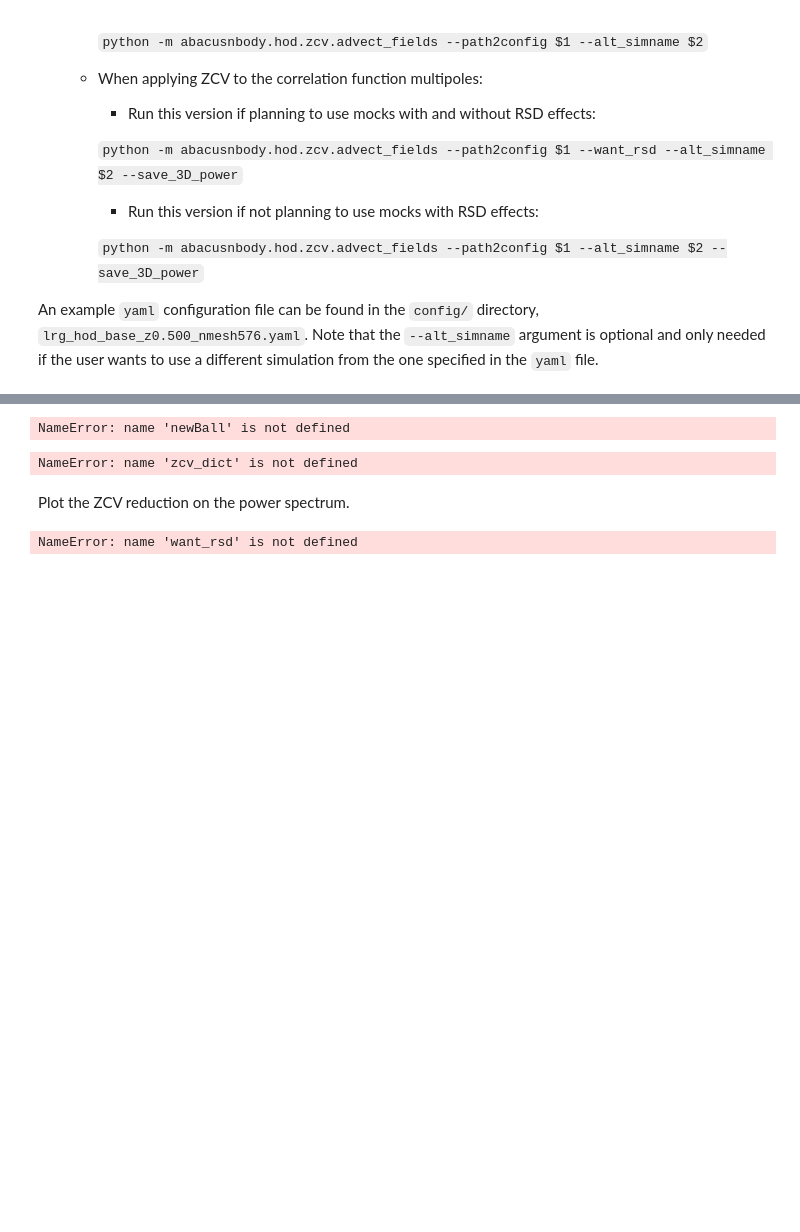
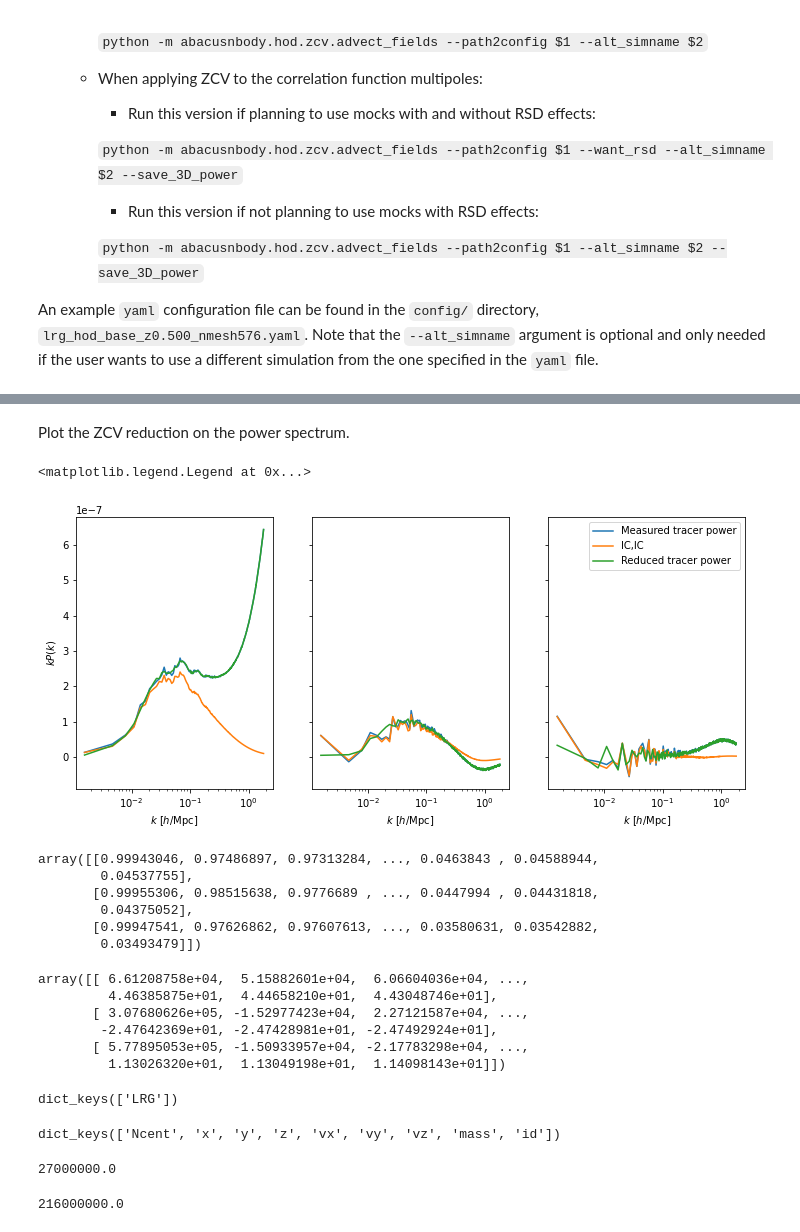
Before and after one commit to abacusorg/abacusutils, a Jupyter notebook: docs/tutorials/analysis/zcv.ipynb, the cells around one changed output, grey strips where cells are left out. Saved outputs shown, nothing was run; the diff lists cells and outputs as text; code cells hidden in the pictures; blank space fills up the shorter version.

```diff
--- a/docs/tutorials/analysis/zcv.ipynb
+++ b/docs/tutorials/analysis/zcv.ipynb
@@ -46,9 +44,9 @@ ModuleNotFoundError: No module named 'yaml'
 # %%
 # Whether to use the last computed tracer power spectra (saves time)
-load_presaved = False
+load_presaved = True
 # %%
 # Load the config file and parse in relevant parameters
-path2config = "config/lrg_hod_base_z0.500_nmesh576.yaml"
+path2config = "config/lrg_hod_base_z0.500_nmesh1152.yaml"
 
 # Read the parameters from the yaml file
 config = yaml.safe_load(open(path2config))
@@ -75,0 +88,8 @@ NameError: name 'AbacusHOD' is not defined
+# %%
+# Run zcv on the correlation function multipoles
+zcv_dict_xi = newBall.apply_zcv_xi(mock_dict, config, load_presaved=load_presaved)
+print(zcv_dict_xi.keys())
+for key in zcv_dict_xi.keys():
+    if "Xi" in key:
+        print(key, zcv_dict_xi[key])
+        print("-----------------")
@@ -76,9 +131,9 @@ NameError: name 'AbacusHOD' is not defined
 # %%
-# Run zcv on the correlation function multipoles
-zcv_dict = newBall.apply_zcv_xi(mock_dict, config, load_presaved=load_presaved)
+# Run zcv on the power spectrum multipoles
+zcv_dict = newBall.apply_zcv(mock_dict, config, load_presaved=load_presaved)
 print(zcv_dict.keys())
 for key in zcv_dict.keys():
-    if "ell" in key:
+    if "Pk" in key:
         print(key, zcv_dict[key])
         print("-----------------")
 # %% [output]
@@ -86,13 +157,3 @@ NameError: name 'newBall' is not defined
-# %%
-# Run zcv on the power spectrum multipoles
-zcv_dict = newBall.apply_zcv(mock_dict, config, load_presaved=load_presaved)
-print(zcv_dict.keys())
-for key in zcv_dict.keys():
-    if "ell" in key:
-        print(key, zcv_dict[key])
-        print("-----------------")
-# %% [output]
-NameError: name 'newBall' is not defined
 # %%
 # Parse the output from the ZCV-reduced power spectrum measurements
 k_binc = zcv_dict['k_binc']
@@ -102,8 +163,6 @@ pk_zz = zcv_dict['Pk_ZD_ZD_ell']
 pk_zn = zcv_dict['Pk_tr_ZD_ell']
 r_zt = zcv_dict['rho_tr_ZD']
 pk_zenbu = zcv_dict['Pk_ZD_ZD_ell_ZeNBu']
-# %% [output]
-NameError: name 'zcv_dict' is not defined
 # %% [markdown]
 Plot the ZCV reduction on the power spectrum.
 # %%
@@ -113,32 +172,69 @@ if want_rsd:
     n_ell = 3
 else:
     figsize = (6, 5)
     n_ell = 1
 f, ax = plt.subplots(1, n_ell, sharex=True, sharey=True, figsize=figsize)
 if not want_rsd:
     ax = [ax]
 
 # Loop over all multipoles
 for ell in range(n_ell):
 
     if want_rsd:
         pk_zz_ell = pk_zz[ell, :].flatten()
         pk_zenbu_ell = pk_zenbu[ell, :].flatten()
         pk_tt_poles_ell = pk_tt_poles[0, ell, :]
         pk_nn_betasmooth_ell = pk_nn_betasmooth[ell, :]
     else:
         pk_zz_ell = pk_zz.flatten()
         pk_zenbu_ell = pk_zenbu.flatten()
         pk_tt_poles_ell = pk_tt_poles.flatten()
         pk_nn_betasmooth_ell = pk_nn_betasmooth.flatten()
 
     ax[ell].plot(k_binc, k_binc * pk_tt_poles_ell, label='Measured tracer power')
+    ax[ell].plot(k_binc, k_binc * pk_zz_ell, label='IC,IC')
     ax[ell].plot(k_binc, k_binc * pk_nn_betasmooth_ell, label='Reduced tracer power')
-    ax[ell].plot(k_binc, k_binc * pk_zenbu_ell, label='ZeNBu fitted power')
+    #ax[ell].plot(k_binc, k_binc * pk_zenbu_ell, label='ZeNBu fitted power')
 
     if ell == 0:
         ax[ell].set_ylabel(r"$k P(k)$")
     ax[ell].set_xlabel(r"$k \ [h/{\rm Mpc}]$")
+plt.xscale('log')
 plt.legend()
 # %% [output]
-NameError: name 'want_rsd' is not defined
+<matplotlib.legend.Legend at 0x...>
+[figure, added]
+# %%
+zcv_dict['rho_tr_ZD']
+# %% [output]
+array([[0.99943046, 0.97486897, 0.97313284, ..., 0.0463843 , 0.04588944,
+        0.04537755],
+       [0.99955306, 0.98515638, 0.9776689 , ..., 0.0447994 , 0.04431818,
+        0.04375052],
+       [0.99947541, 0.97626862, 0.97607613, ..., 0.03580631, 0.03542882,
+        0.03493479]])
+# %%
+pk_zz
+# %% [output]
+array([[ 6.61208758e+04,  5.15882601e+04,  6.06604036e+04, ...,
+         4.46385875e+01,  4.44658210e+01,  4.43048746e+01],
+       [ 3.07680626e+05, -1.52977423e+04,  2.27121587e+04, ...,
+        -2.47642369e+01, -2.47428981e+01, -2.47492924e+01],
+       [ 5.77895053e+05, -1.50933957e+04, -2.17783298e+04, ...,
+         1.13026320e+01,  1.13049198e+01,  1.14098143e+01]])
+# %%
+mock_dict.keys()
+# %% [output]
+dict_keys(['LRG'])
+# %%
+mock_dict['LRG'].keys()
+# %% [output]
+dict_keys(['Ncent', 'x', 'y', 'z', 'vx', 'vy', 'vz', 'mass', 'id'])
+# %%
+9*3e6
+# %% [output]
+27000000.0
+# %%
+mock_dict['LRG']['x'].itemsize*27000000.0
+# %% [output]
+216000000.0
```
Also changed, not shown: parts of 11 cells of this notebook, 3 other files.
